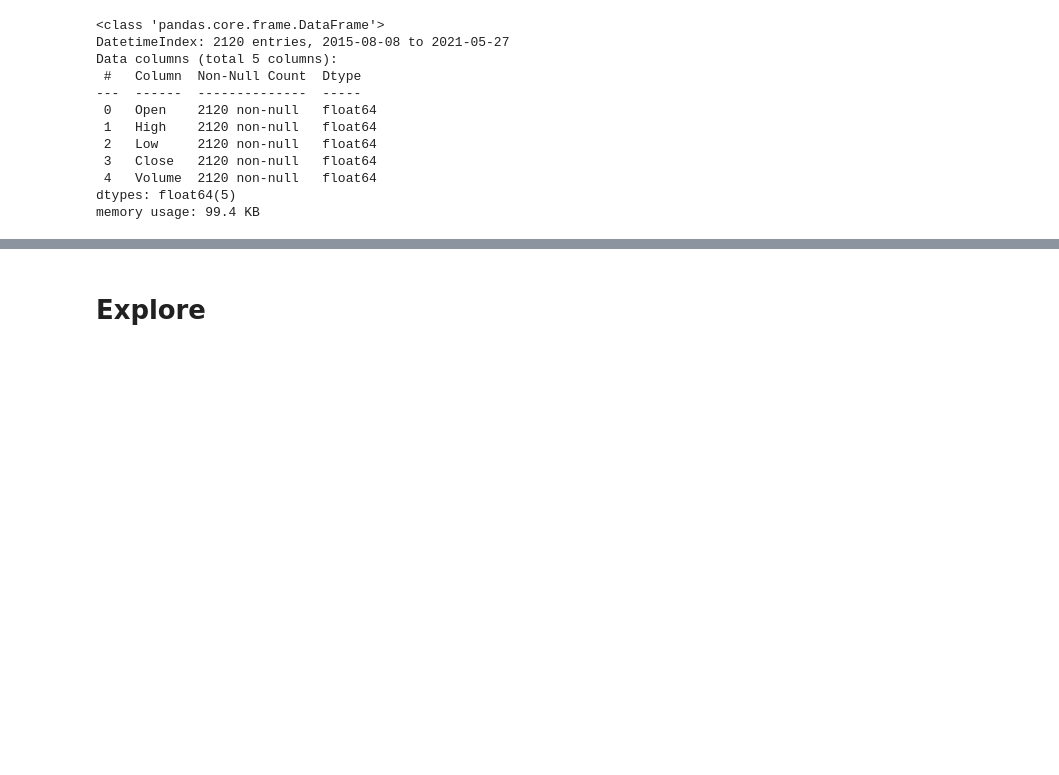
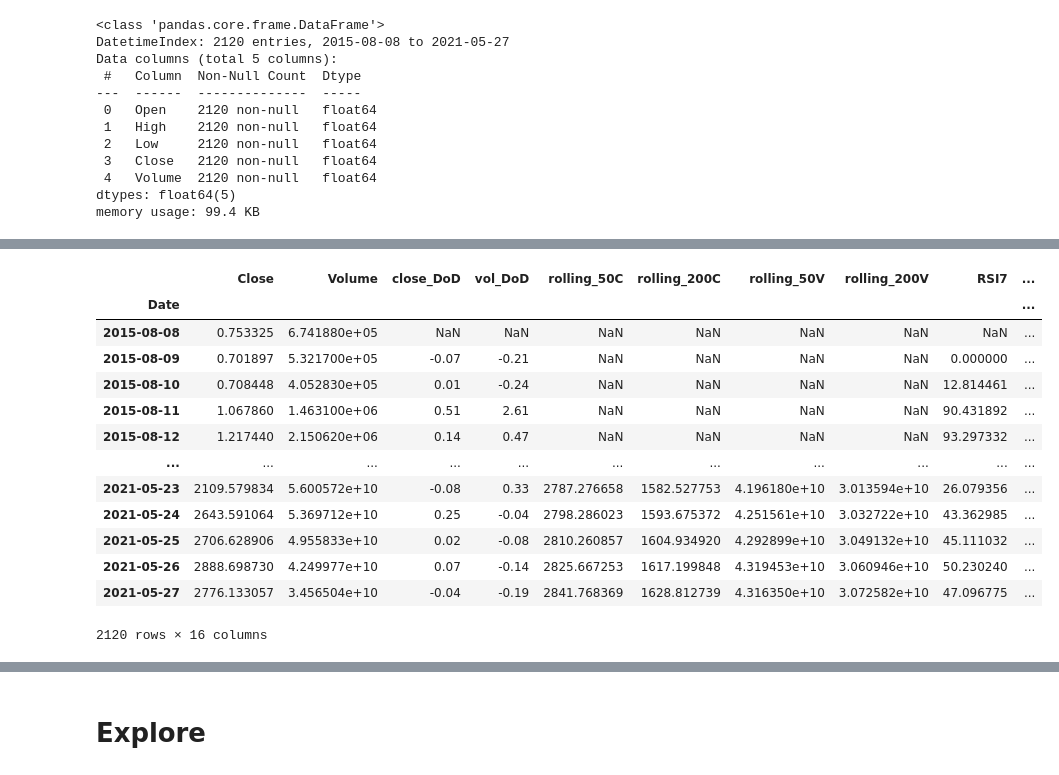
Before and after one commit to albertopuentes/Individual-Project, a Jupyter notebook: individual-project-notebook.ipynb, the cells around one changed output, grey strips where cells are left out. Cells and saved outputs as stored; diff of their text form; code cells hidden in the pictures; blank space fills up the shorter version.

```diff
--- a/individual-project-notebook.ipynb
+++ b/individual-project-notebook.ipynb
@@ -239,0 +268,24 @@ rolling_df.tail()
+# %%
+# Add On Balance Volume indicator
+def obv(df):
+    obv = (np.sign(df['Close'].diff()) * df['Volume']).fillna(0).cumsum()
+    df['OBV'] = round(obv, 0)
+    return df
+# %%
+# Execute obv function:
+obv(dfm)
+# %% [output]
+|  | Close | Volume | close_DoD | vol_DoD | rolling_50C | rolling_200C | rolling_50V | rolling_200V | RSI7 | ... |
+| Date |  |  |  |  |  |  |  |  |  | ... |
+| 2015-08-08 | 0.753325 | 6.741880e+05 | NaN | NaN | NaN | NaN | NaN | NaN | NaN | ... |
+| 2015-08-09 | 0.701897 | 5.321700e+05 | -0.07 | -0.21 | NaN | NaN | NaN | NaN | 0.000000 | ... |
+| 2015-08-10 | 0.708448 | 4.052830e+05 | 0.01 | -0.24 | NaN | NaN | NaN | NaN | 12.814461 | ... |
+| 2015-08-11 | 1.067860 | 1.463100e+06 | 0.51 | 2.61 | NaN | NaN | NaN | NaN | 90.431892 | ... |
+| 2015-08-12 | 1.217440 | 2.150620e+06 | 0.14 | 0.47 | NaN | NaN | NaN | NaN | 93.297332 | ... |
+| ... | ... | ... | ... | ... | ... | ... | ... | ... | ... | ... |
+| 2021-05-23 | 2109.579834 | 5.600572e+10 | -0.08 | 0.33 | 2787.276658 | 1582.527753 | 4.196180e+10 | 3.013594e+10 | 26.079356 | ... |
+| 2021-05-24 | 2643.591064 | 5.369712e+10 | 0.25 | -0.04 | 2798.286023 | 1593.675372 | 4.251561e+10 | 3.032722e+10 | 43.362985 | ... |
+| 2021-05-25 | 2706.628906 | 4.955833e+10 | 0.02 | -0.08 | 2810.260857 | 1604.934920 | 4.292899e+10 | 3.049132e+10 | 45.111032 | ... |
+| 2021-05-26 | 2888.698730 | 4.249977e+10 | 0.07 | -0.14 | 2825.667253 | 1617.199848 | 4.319453e+10 | 3.060946e+10 | 50.230240 | ... |
+| 2021-05-27 | 2776.133057 | 3.456504e+10 | -0.04 | -0.19 | 2841.768369 | 1628.812739 | 4.316350e+10 | 3.072582e+10 | 47.096775 | ... |
+2120 rows × 16 columns
```
Also changed, not shown: parts of 28 cells of this notebook.
